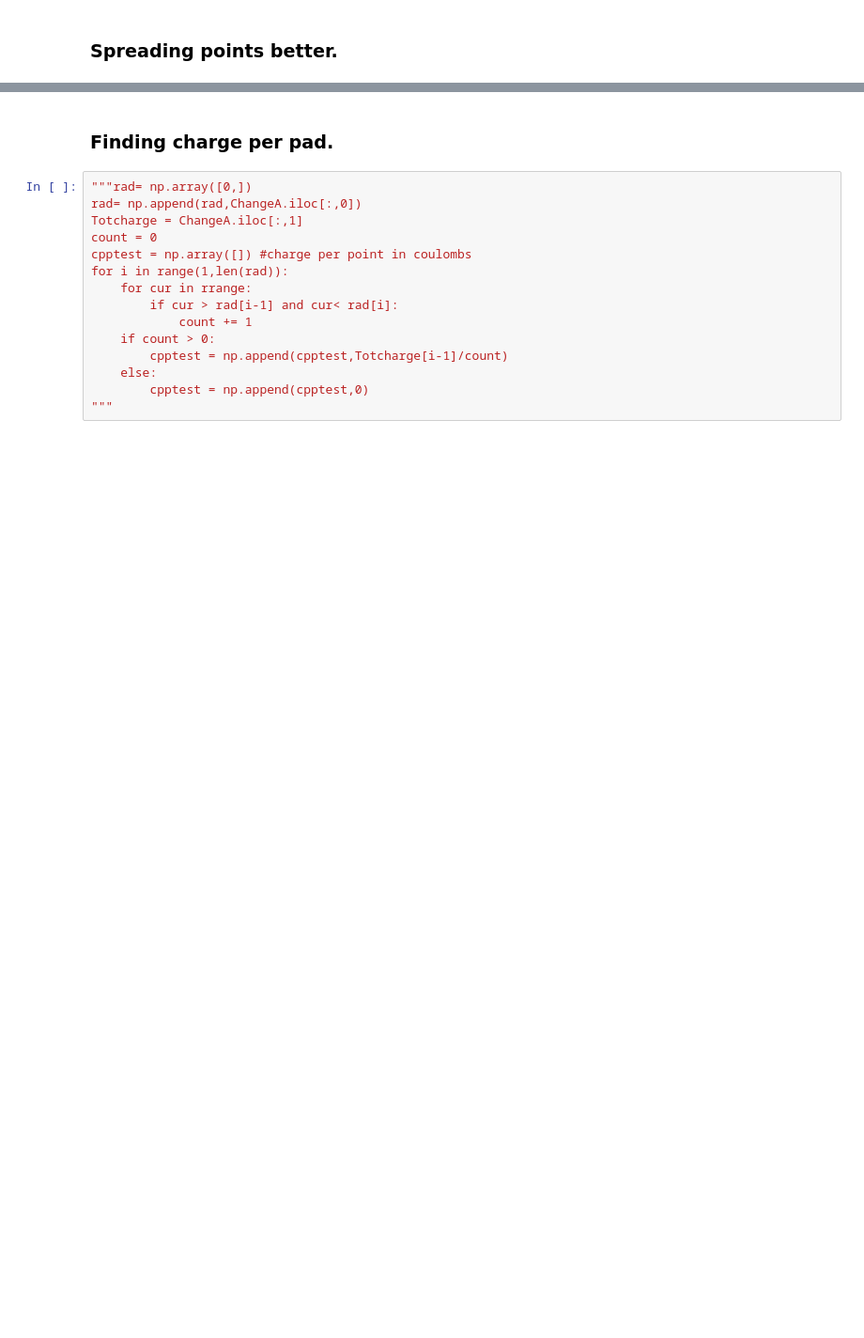
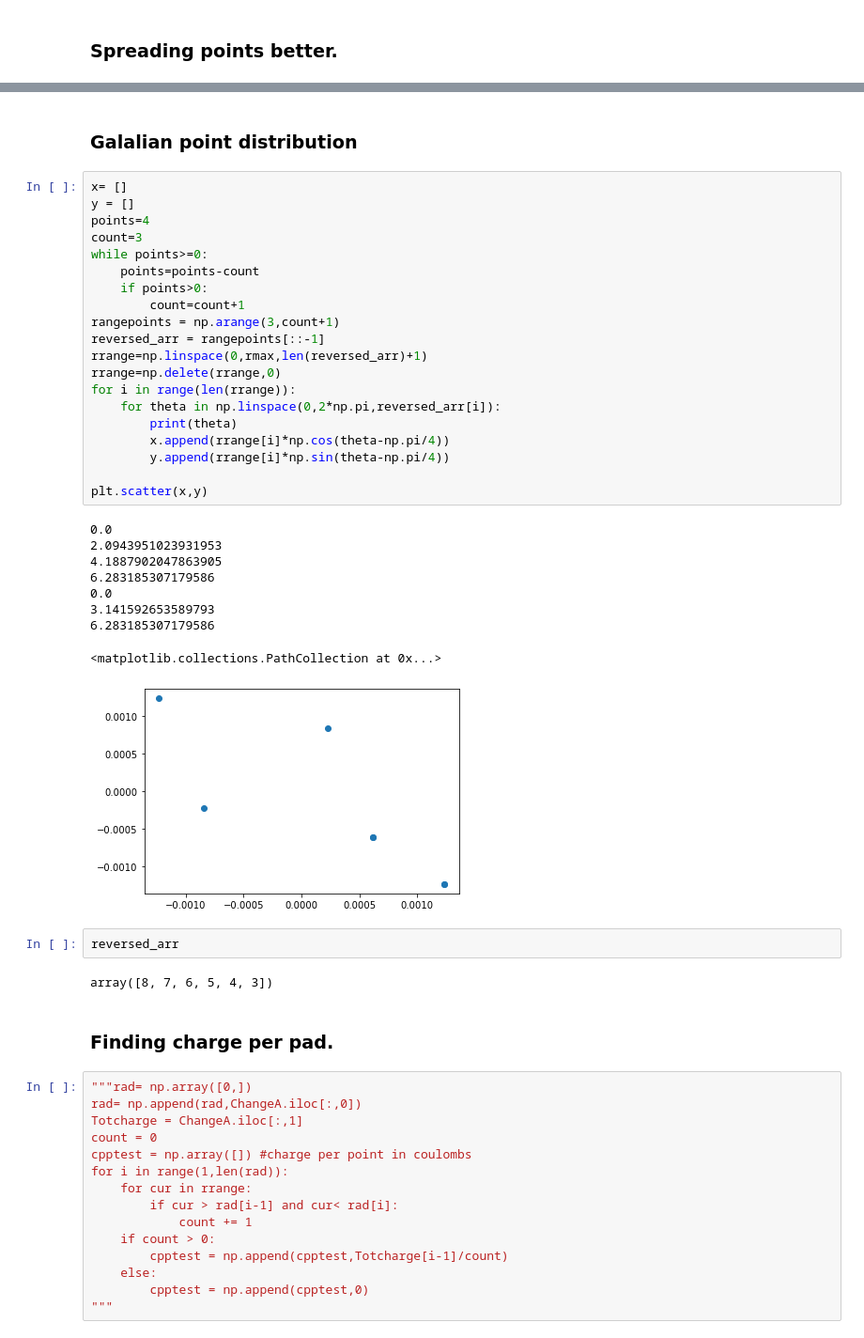
Before and after one commit to AriAtari/ChargeSeparation, a Jupyter notebook: Changing_radii.ipynb, the cells around one changed output, grey strips where cells are left out. Shown at 94% size. Saved outputs shown, nothing was run; the diff lists cells and outputs as text; blank space fills up the shorter version.

```diff
--- a/Changing_radii.ipynb
+++ b/Changing_radii.ipynb
@@ -553,3 +572,39 @@ plt.scatter(electronpos[0],electronpos[1],color="r",marker="*",lw=4)
+# %% [markdown]
+### Galalian point distribution
+# %%
+x= []
+y = []
+points=4
+count=3
+while points>=0:
+    points=points-count
+    if points>0:
+        count=count+1
+rangepoints = np.arange(3,count+1)
+reversed_arr = rangepoints[::-1]
+rrange=np.linspace(0,rmax,len(reversed_arr)+1)
+rrange=np.delete(rrange,0)
+for i in range(len(rrange)):
+    for theta in np.linspace(0,2*np.pi,reversed_arr[i]):
+        print(theta)
+        x.append(rrange[i]*np.cos(theta-np.pi/4))
+        y.append(rrange[i]*np.sin(theta-np.pi/4))
+
+plt.scatter(x,y)
+# %% [output]
+0.0
+2.0943951023931953
+4.1887902047863905
+6.283185307179586
+0.0
+3.141592653589793
+6.283185307179586
+<matplotlib.collections.PathCollection at 0x...>
+[figure, added]
+# %%
+reversed_arr
+# %% [output]
+array([8, 7, 6, 5, 4, 3])
 # %% [markdown]
 ### Finding charge per pad.
 # %%
```
Also changed, not shown: parts of 12 cells of this notebook.
